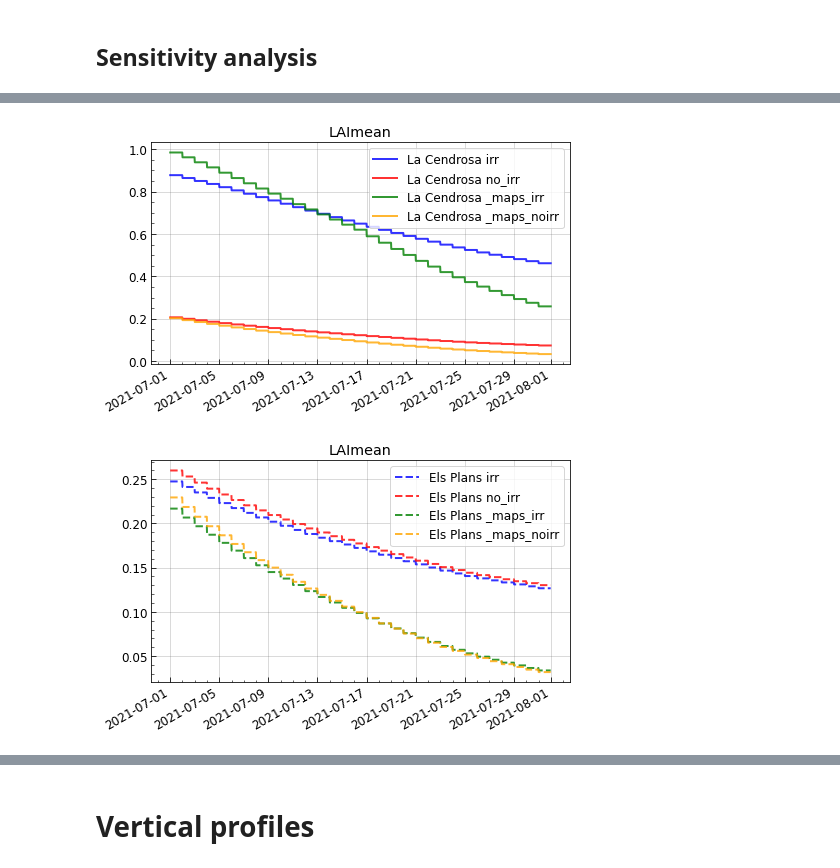
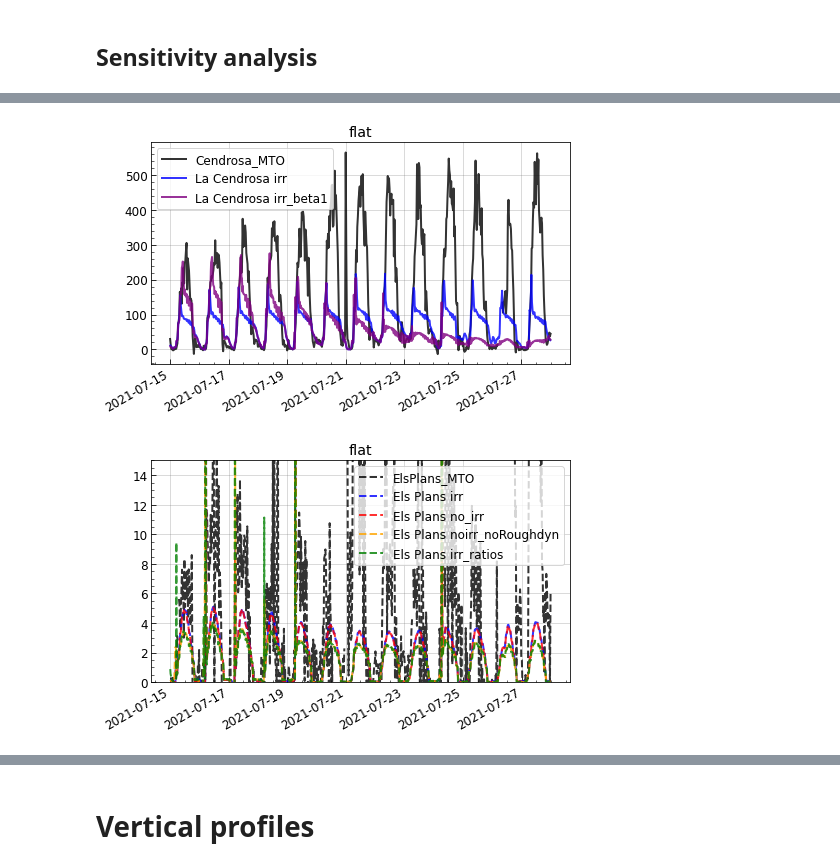
Before and after one commit to ptiengou/netcdf-scripts, a Jupyter notebook: python_notebooks/LMDZOR/LAM_08_HFnative.ipynb, the cells around one changed output, grey strips where cells are left out. Drawn from its saved outputs; the diff is of its cells as text; code cells hidden in the pictures.

```diff
--- a/python_notebooks/LMDZOR/LAM_08_HFnative.ipynb
+++ b/python_notebooks/LMDZOR/LAM_08_HFnative.ipynb
@@ -124,6 +121,9 @@ def format_ORC_HF(filename, color, name):
 
     ds['evapot']=ds['evapot'] * 3600 * 24
     ds['evapot'].attrs['units'] = 'mm/d'
+
+    ds['evapot_corr']=ds['evapot_corr'] * 3600 * 24
+    ds['evapot_corr'].attrs['units'] = 'mm/d'
 
     ds['flat'] = ds['evap'] /  (0.408 * 0.0864)
     ds['flat'].attrs['units'] = 'W/m2'
@@ -378,10 +378,10 @@ orc_irr_1M = format_ORC_1M(orc_irr_1M_file,orc_irr_1M_newfile, 'blue', 'irr')
 ### Rugosités
 # %%
 #no roughdyn noirr
-if False:
+if True:
     label='noirr_noRoughdyn'
     sim_name='sim269'
-    color='yellow'
+    color='orange'
     dir=nat_dir
 
     # files
@@ -1003,6 +1013,8 @@ time_series(plotvars, labels, title='Els Plans', vmin=vmin, vmax=vmax)
 # %%
-# timeslot='sop'
-timeslot='july'
+timeslot='sop'
+# timeslot='july'
+var='flat'
+modorc=True
 # %%
 #many dataset for sensitivity analysis
 if timeslot=='sop':
@@ -1080,38 +1092,37 @@ elif timeslot=='july':
     ds5=cen_mto
     ds6=els_mto
 # %%
-var='LAImean'
-modorc=True
-
-vmin=950
-vmax=1000
+vmin=0
+vmax=1
 vmin, vmax=None, None
 # title='{} ({})'.format(var, ds1[var].attrs['units'])
 title=var
 
 obs=True
 # obs=False
 ds_list_cen=[]
 if var in ds5.variables and obs:
     ds_list_cen=[ds5]
-ds_list_cen+=[ds1, ds2, ds15, ds16] #ds11, ds13, ds9, ds11, ds13]
+ds_list_cen+=[ds1, ds11] #ds11, ds13, ds9, ds11, ds13]
 # ds_list_cen+=[ds1]#, ds15]#, ds16] #ds11, ds13, ds9, ds11, ds13]
 time_series_ave(ds_list_cen, var, ds_colors=True,
                 # ds_linestyle=True,
-                title=title, vmin=vmin, vmax=vmax)
+                title=title, vmin=vmin, vmax=vmax,
+                # figsize=(12,6)
+                )
 
 # vmin, vmax=None, None
-# vmin,vmax=0,10
+vmin,vmax=0,15
 ds_list_els=[]
 # obs=False
 if var in ds6.variables and obs :
     ds_list_els=[ds6]
-ds_list_els+=[ds3, ds4, ds17, ds18]# ds10, ds12, ds10, ds12, ds14]
+ds_list_els+=[ds3, ds4, ds8, ds10]#, ds10, ds12]# ds10, ds12, ds10, ds12, ds14]
 # ds_list_els+=[ds3]#, ds17]#, ds18]# ds10, ds12, ds10, ds12, ds14]
 time_series_ave(ds_list_els, var, ds_colors=True, ds_linestyle=True, title=title, vmin=vmin, vmax=vmax)
 # %% [output]
-[figure, old version]
+[figure, new version]
-[figure, old version]
+[figure, new version]
 # %%
 vmin=950
 vmax=1000
```
Also changed, not shown: parts of 25 cells of this notebook.
